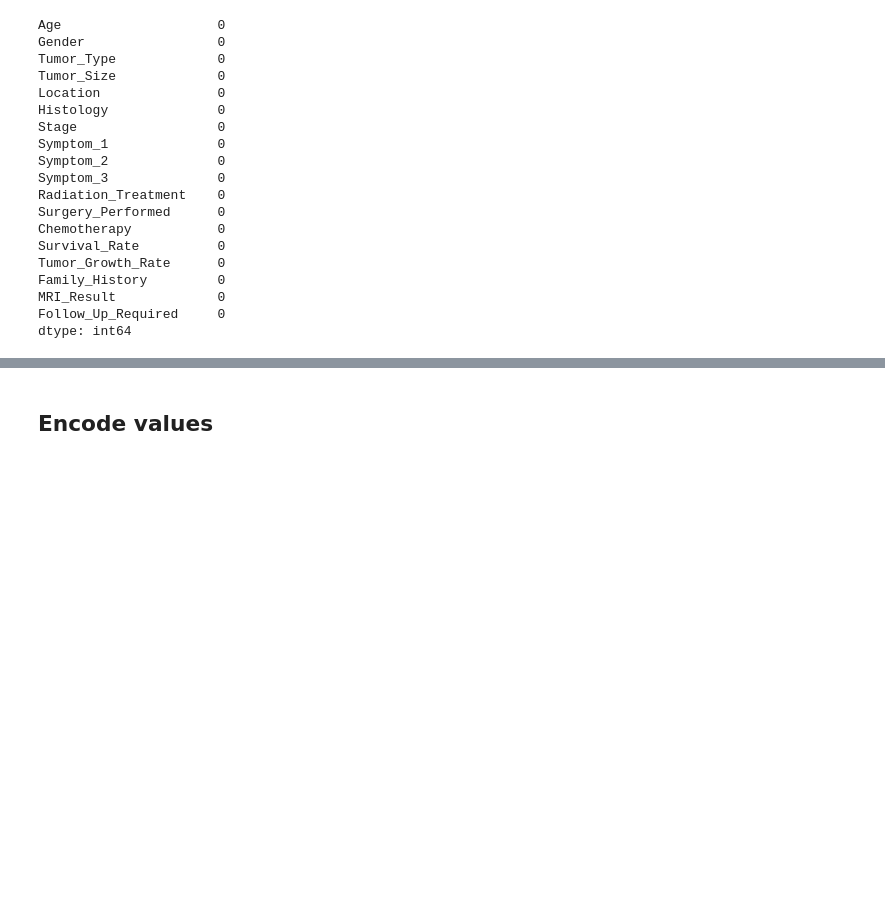
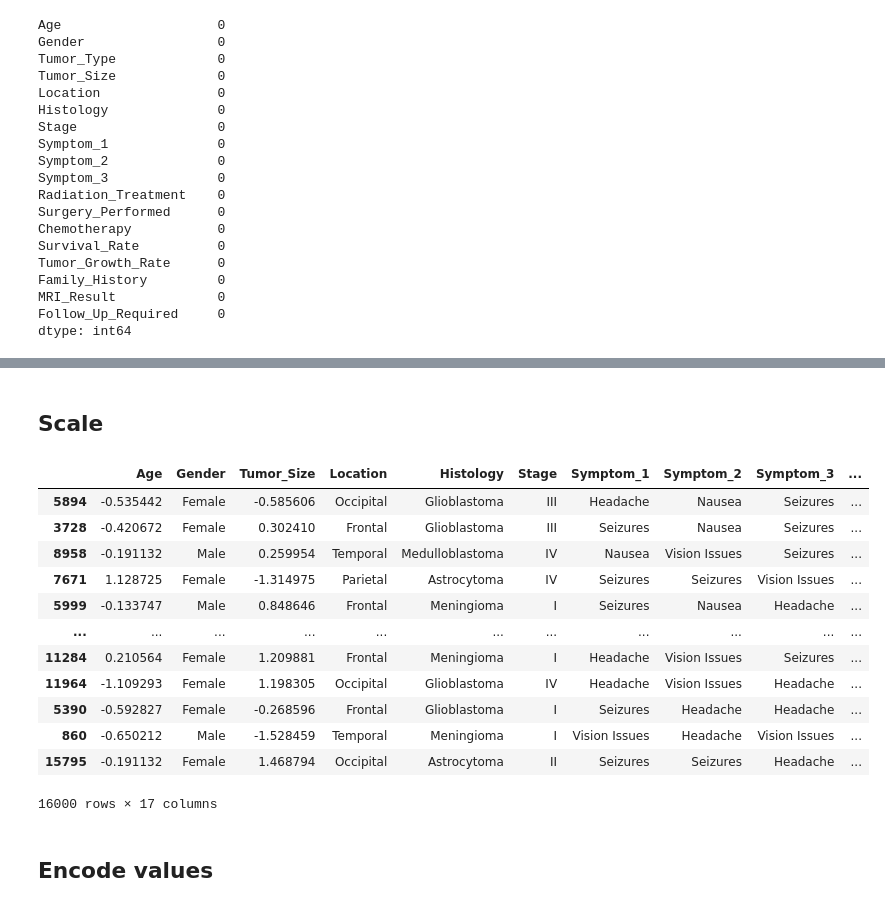
Before and after one commit to melissaaapril/IntroDS, a Jupyter notebook: src/Preprocessing.ipynb, the cells around one changed output, grey strips where cells are left out. Cells and saved outputs as stored; diff of their text form; code cells hidden in the pictures; blank space fills up the shorter version.

```diff
--- a/src/Preprocessing.ipynb
+++ b/src/Preprocessing.ipynb
@@ -67,0 +76,5 @@ dtype: int64
+# %%
+# prevent data leakage
+X_train, X_test, y_train, y_test = train_test_split(X, y, test_size=0.2, random_state=42)
+# %% [markdown]
+## Scale
@@ -68,3 +103,19 @@ dtype: int64
+# %%
+X_train
+# %% [output]
+|  | Age | Gender | Tumor_Size | Location | Histology | Stage | Symptom_1 | Symptom_2 | Symptom_3 | ... |
+| 5894 | -0.535442 | Female | -0.585606 | Occipital | Glioblastoma | III | Headache | Nausea | Seizures | ... |
+| 3728 | -0.420672 | Female | 0.302410 | Frontal | Glioblastoma | III | Seizures | Nausea | Seizures | ... |
+| 8958 | -0.191132 | Male | 0.259954 | Temporal | Medulloblastoma | IV | Nausea | Vision Issues | Seizures | ... |
+| 7671 | 1.128725 | Female | -1.314975 | Parietal | Astrocytoma | IV | Seizures | Seizures | Vision Issues | ... |
+| 5999 | -0.133747 | Male | 0.848646 | Frontal | Meningioma | I | Seizures | Nausea | Headache | ... |
+| ... | ... | ... | ... | ... | ... | ... | ... | ... | ... | ... |
+| 11284 | 0.210564 | Female | 1.209881 | Frontal | Meningioma | I | Headache | Vision Issues | Seizures | ... |
+| 11964 | -1.109293 | Female | 1.198305 | Occipital | Glioblastoma | IV | Headache | Vision Issues | Headache | ... |
+| 5390 | -0.592827 | Female | -0.268596 | Frontal | Glioblastoma | I | Seizures | Headache | Headache | ... |
+| 860 | -0.650212 | Male | -1.528459 | Temporal | Meningioma | I | Vision Issues | Headache | Vision Issues | ... |
+| 15795 | -0.191132 | Female | 1.468794 | Occipital | Astrocytoma | II | Seizures | Seizures | Headache | ... |
+16000 rows × 17 columns
 # %% [markdown]
 ## Encode values
 # %%
```
Also changed, not shown: parts of 18 cells of this notebook, 6 other files.
